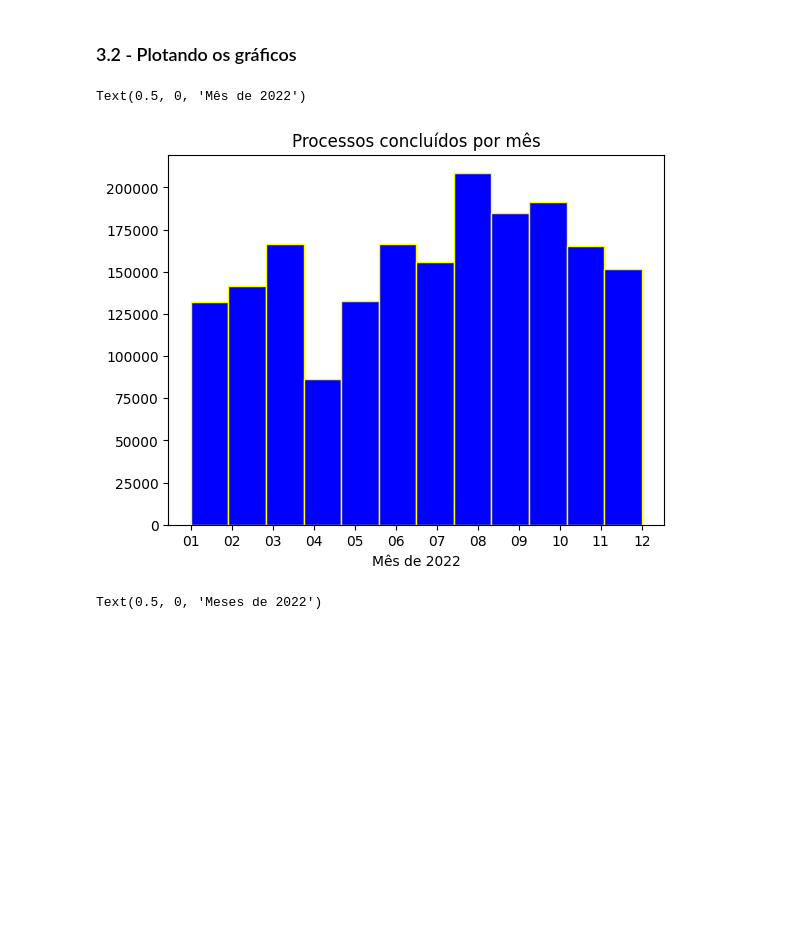
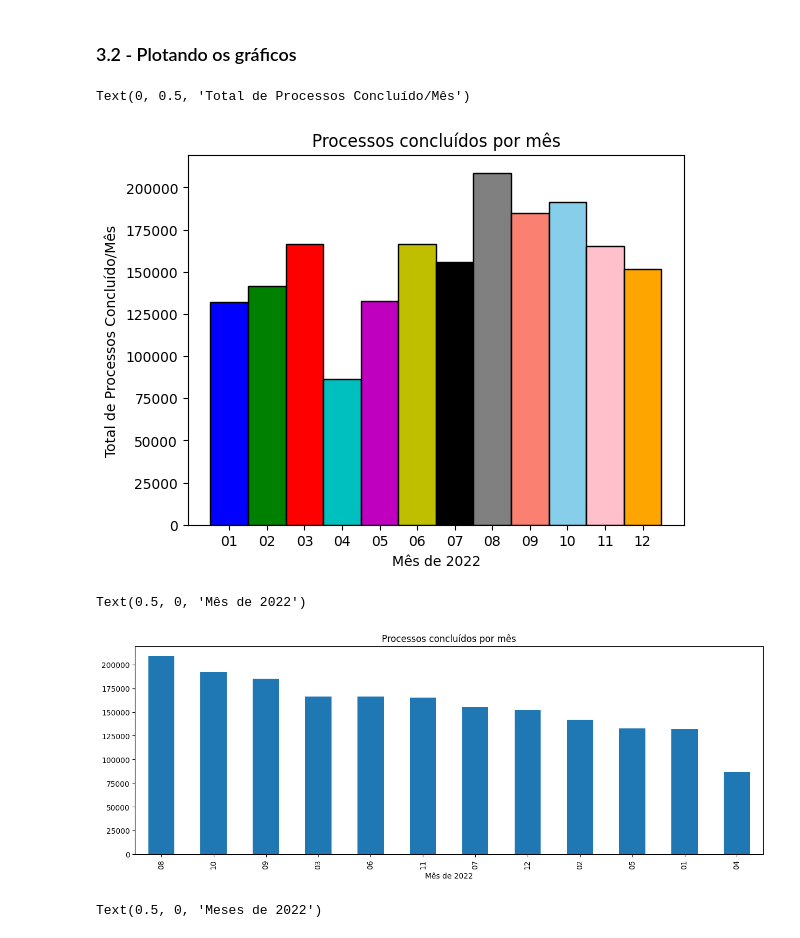
Before and after one commit to brunolunarj/cienciadedados, a Jupyter notebook: MPV012023.ipynb, the cells around one changed output. Drawn from its saved outputs; the diff is of its cells as text; code cells hidden in the pictures; blank space fills up the shorter version.

```diff
--- a/MPV012023.ipynb
+++ b/MPV012023.ipynb
@@ -39,14 +39,18 @@ import seaborn as sns
 #from google.colab import drive
 
 #Carregando planilhas do Excel com os dados em dataframes
-df_ben1 =  pd.read_excel('https://github.com/brunolunarj/cienciadedados/blob/d3d94b0a5b2dd1a5aff4d85bf269c67390e23927/Con2022/CONC012022.xlsx?raw=true')
+df_ben =  pd.read_excel('https://github.com/brunolunarj/cienciadedados/blob/d3d94b0a5b2dd1a5aff4d85bf269c67390e23927/Con2022/CONC012022.xlsx?raw=true')
 #pbar = tqdm(4, position=0, leave=True)
 #pbar.update()
 df_ben2 =  pd.read_excel('https://github.com/brunolunarj/cienciadedados/blob/d3d94b0a5b2dd1a5aff4d85bf269c67390e23927/Con2022/CONC022022.xlsx?raw=true')
 df_ben3 =  pd.read_excel('https://github.com/brunolunarj/cienciadedados/blob/d3d94b0a5b2dd1a5aff4d85bf269c67390e23927/Con2022/CONC032022.xlsx?raw=true')
 df_ben4 =  pd.read_excel('https://github.com/brunolunarj/cienciadedados/blob/d3d94b0a5b2dd1a5aff4d85bf269c67390e23927/Con2022/CONC042022.xlsx?raw=true')
+#df_ben =  pd.read_excel('CONC012022.xlsx')
+#df_ben2 =  pd.read_excel('CONC022022.xlsx')
+#df_ben3 =  pd.read_excel('CONC032022.xlsx')
+#df_ben4 =  pd.read_excel('CONC042022.xlsx')
 df_ben4.shape
-display(df_ben1[:2])
+display(df_ben[:2])
 display(df_ben2[:2])
 display(df_ben3[:2])
 display(df_ben4[:2])
@@ -67,7 +71,7 @@ display(df_ben4[:2])
 ### 2.2 - JUNTANDO AS PLANILHAS
 # %%
 #Criando um novo Dataframe e juntando os DF anteriores
-df_ben = pd.concat([df_ben1, df_ben2, df_ben3, df_ben4], ignore_index=True)
+df_ben = pd.concat([df_ben, df_ben2, df_ben3, df_ben4], ignore_index=True)
 df_ben.head() #df_ben[:5]
 # %% [output]
 |  | Competência concessão | Espécie | CID | Despacho | Dt Nascimento | Sexo. | Clientela | Tipo de Cálculo | ... |
@@ -143,0 +142,4 @@ array(['Revisao Administrativa', 'Concessao Normal', 'Acao Judicial',
+# %%
+df_ben['Despacho'] = df_ben['Despacho'].str.strip()
+list_despacho = df_ben['Despacho'].unique()
+display(list_despacho)
@@ -173,8 +179,7 @@ Index(['Competência', 'Espécie', 'CID', 'Despacho', 'Dt Nascimento', 'Sexo',
       dtype='object')
 # %%
 df_ben['CID'] = df_ben['CID'].str.strip() #Apaga espaços em branco no inicio e fim da linha conforme coluna
-cid_ord = df_ben['CID'].value_counts()
-#cid_ord
+df_ben['Espécie'] = df_ben['Espécie'].str.strip()
 # %%
 #Apaga todas as linhas que tenham valor NaN (Missings)
 df_ben = df_ben.dropna()
@@ -206,15 +212,26 @@ max      7.572000e+00
 Name: Qt SM RMI, dtype: float64
 # %% [markdown]
 ### 3.2 - Plotando os gráficos
+# %%
+ax= sns.histplot(df_ben['Competência'])
+color = ['b', 'g', 'r', 'c', 'm', 'y', 'k', 'gray','salmon','skyblue','pink','orange']
+for i in range(0,12):
+    ax.patches[i].set_facecolor(color[i])
+plt.title('Processos concluídos por mês')
+plt.xlabel('Mês de 2022')
+plt.ylabel('Total de Processos Concluído/Mês')
+#plt.legend(df_ben['Competência']);
+# %% [output]
+Text(0, 0.5, 'Total de Processos Concluído/Mês')
+[figure, added]
 # %%
 #Plota o gráfico em Histograma de processos concluídos por mês
-plt.hist(df_ben['Competência'], bins=12, edgecolor='yellow', color='blue')
-#competencia = df_ben['Competência'].value_counts() #
-#display(competencia)
-#competencia.plot(figsize=(15,5))
+#plt.hist(df_ben['Competência'], bins=12, edgecolor='yellow', color='blue')
+competencia = df_ben['Competência'].value_counts() #
+competencia.plot(figsize=(15,5),kind='bar')
 plt.title('Processos concluídos por mês')
 plt.xlabel('Mês de 2022')
-#plt.legend('Processos concluídos por mês');
+#plt.legend(title='Processos concluídos por mês');
 # %% [output]
 Text(0.5, 0, 'Mês de 2022')
-[figure, old version]
+[figure, new version]
```
Also changed, not shown: parts of 29 cells of this notebook.
